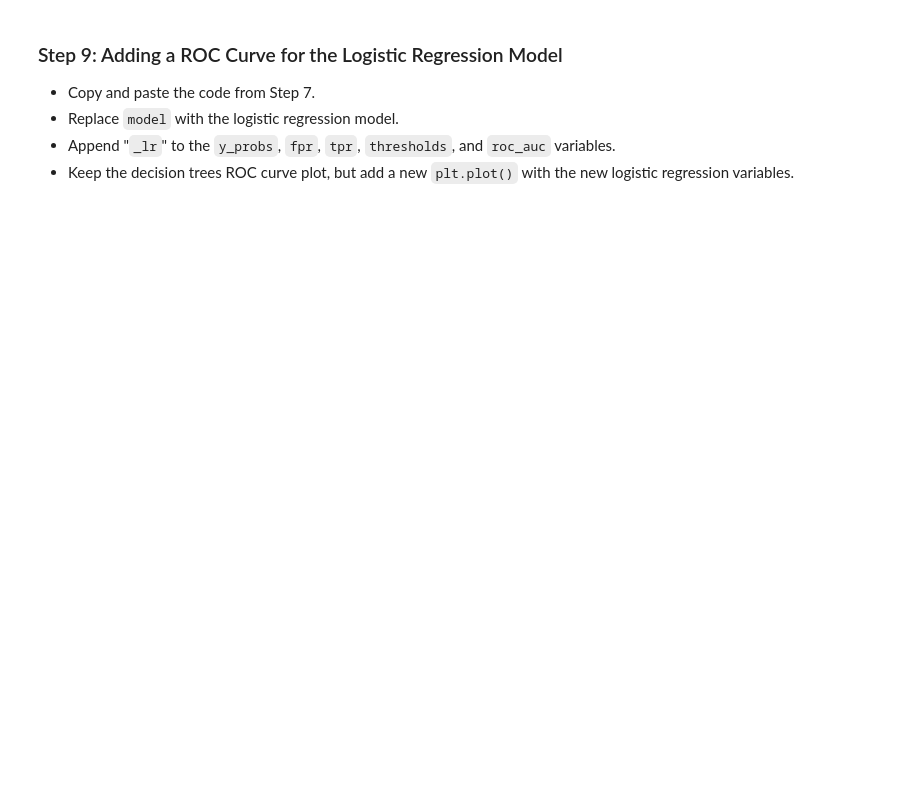
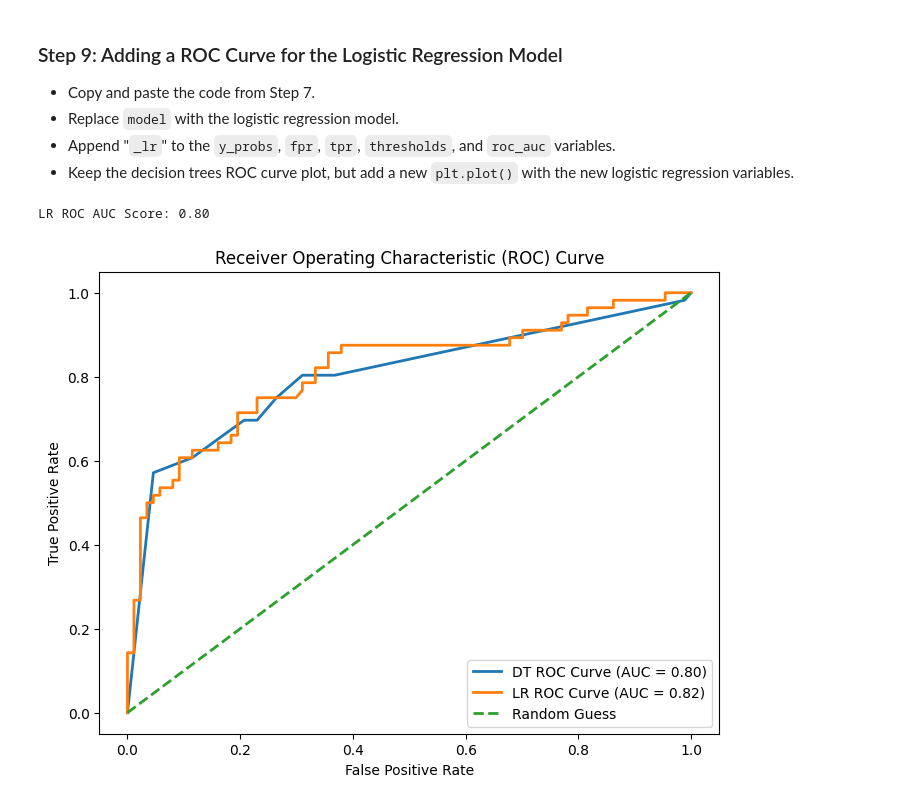
Before and after one commit to annamccartan3/McCartan-Data-Science-Portfolio, a Jupyter notebook: decision_trees/IDS_Week_10_1_(3_25)_IN_CLASS.ipynb, the cells around one changed output. Drawn from its saved outputs; the diff is of its cells as text; code cells hidden in the pictures; blank space fills up the shorter version.

```diff
--- a/decision_trees/IDS_Week_10_1_(3_25)_IN_CLASS.ipynb
+++ b/decision_trees/IDS_Week_10_1_(3_25)_IN_CLASS.ipynb
@@ -214,5 +217,8 @@ ROC AUC Score: 0.84
 
 Call it `lr_model`
 # %%
+from sklearn.linear_model import LogisticRegression
 
 # Initialize and train logistic regression model
+lr_model = LogisticRegression()
+lr_model.fit(X_train, y_train)
@@ -232,0 +240,24 @@ Call it `lr_model`
+# %%
+# Get the predicted probabilities for the positive class (survival)
+y_probs_lr = lr_model.predict_proba(X_test)[:, 1]
+
+# Calculate the False Positive Rate (FPR), True Positive Rate (TPR), and thresholds
+fpr_lr, tpr_lr, thresholds_lr = roc_curve(y_test, y_probs_lr)
+
+# Compute the Area Under the Curve (AUC) score
+roc_auc_lr = roc_auc_score(y_test, y_probs_lr)
+print(f"LR ROC AUC Score: {roc_auc:.2f}")
+
+# Plot the ROC curve
+plt.figure(figsize=(8, 6))
+plt.plot(fpr, tpr, lw=2, label=f'DT ROC Curve (AUC = {roc_auc:.2f})')
+plt.plot(fpr_lr, tpr_lr, lw=2, label=f'LR ROC Curve (AUC = {roc_auc_lr:.2f})')
+plt.plot([0, 1], [0, 1], lw=2, linestyle='--', label='Random Guess')
+plt.xlabel('False Positive Rate')
+plt.ylabel('True Positive Rate')
+plt.title('Receiver Operating Characteristic (ROC) Curve')
+plt.legend(loc="lower right")
+plt.show()
+# %% [output]
+LR ROC AUC Score: 0.80
+[figure, added]
```
Also changed, not shown: parts of 5 cells of this notebook, 2 other files.
